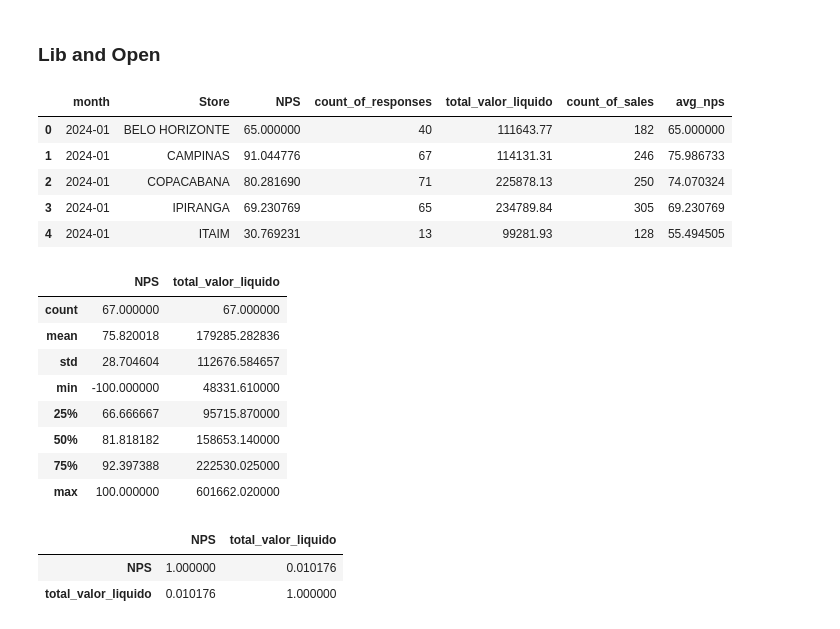
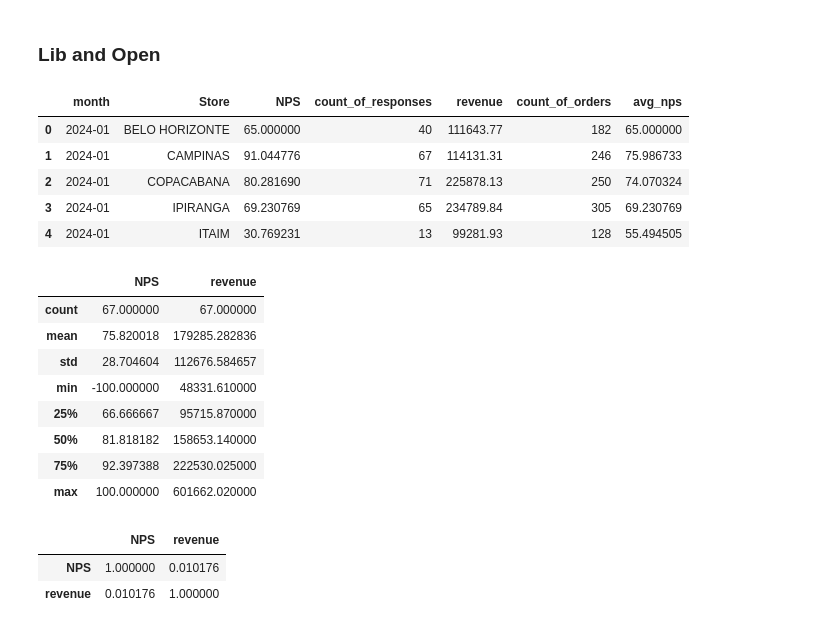
Before and after one commit to lfariabr/masters-swe-ai, a Jupyter notebook: 2025-T2/T2-REM/assignments/Assessment2/analyzer.ipynb, the cells around one changed output. Drawn from its saved outputs; the diff is of its cells as text; code cells hidden in the pictures.

```diff
--- a/2025-T2/T2-REM/assignments/Assessment2/analyzer.ipynb
+++ b/2025-T2/T2-REM/assignments/Assessment2/analyzer.ipynb
@@ -18,6 +18,8 @@ for file in os.listdir(folder):
 # Load datasets
 nps = pd.read_csv("nps/nps_data.csv")
 revenue = pd.read_csv("sales/revenue_data.csv")
+# %%
+revenue.columns = ['month', 'Store', 'revenue', 'count_of_orders']
 # %%
 # Merging by store and month
 df = pd.merge(nps, revenue, on=["Store", "month"], how="inner")
@@ -28,16 +30,16 @@ df["avg_nps"] = df.groupby("Store")["NPS"].transform("mean")
 # Dataframe preview
 df.head()
 # %% [output]
-|  | month | Store | NPS | count_of_responses | total_valor_liquido | count_of_sales | avg_nps |
+|  | month | Store | NPS | count_of_responses | revenue | count_of_orders | avg_nps |
 | 0 | 2024-01 | BELO HORIZONTE | 65.000000 | 40 | 111643.77 | 182 | 65.000000 |
 | 1 | 2024-01 | CAMPINAS | 91.044776 | 67 | 114131.31 | 246 | 75.986733 |
 | 2 | 2024-01 | COPACABANA | 80.281690 | 71 | 225878.13 | 250 | 74.070324 |
 | 3 | 2024-01 | IPIRANGA | 69.230769 | 65 | 234789.84 | 305 | 69.230769 |
 | 4 | 2024-01 | ITAIM | 30.769231 | 13 | 99281.93 | 128 | 55.494505 |
 # %%
-df.describe()[["NPS", "total_valor_liquido"]]
+df.describe()[["NPS", "revenue"]]
 # %% [output]
-|  | NPS | total_valor_liquido |
+|  | NPS | revenue |
 | count | 67.000000 | 67.000000 |
 | mean | 75.820018 | 179285.282836 |
 | std | 28.704604 | 112676.584657 |
@@ -47,9 +49,9 @@ df.describe()[["NPS", "total_valor_liquido"]]
 | 75% | 92.397388 | 222530.025000 |
 | max | 100.000000 | 601662.020000 |
 # %%
-corr = df[["NPS", "total_valor_liquido"]].corr(method="pearson")
+corr = df[["NPS", "revenue"]].corr(method="pearson")
 corr
 # %% [output]
-|  | NPS | total_valor_liquido |
+|  | NPS | revenue |
 | NPS | 1.000000 | 0.010176 |
-| total_valor_liquido | 0.010176 | 1.000000 |
+| revenue | 0.010176 | 1.000000 |
```
Also changed, not shown: parts of 2 cells of this notebook, 1 other file.
